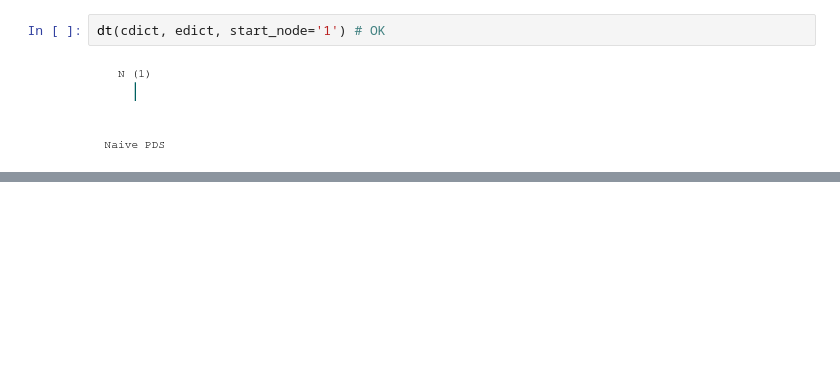
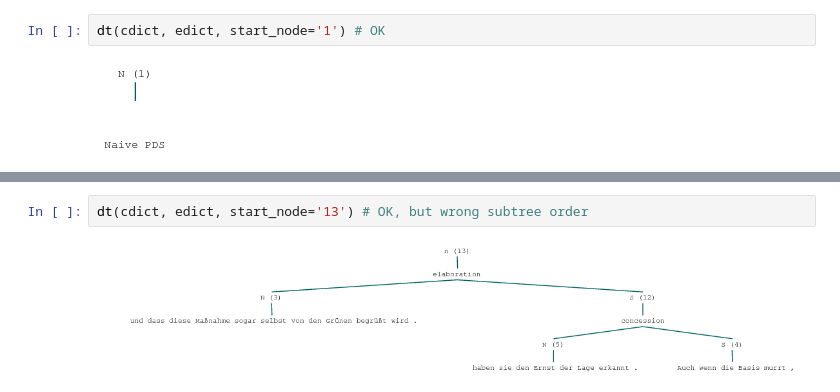
Before and after one commit to arne-cl/alt-mulig, a Jupyter notebook: discoursegraphs/rst2tree/rs3-trees-now-for-real.ipynb, the cells around one changed output, grey strips where cells are left out. Drawn from its saved outputs; the diff is of its cells as text; blank space fills up the shorter version.

```diff
--- a/discoursegraphs/rst2tree/rs3-trees-now-for-real.ipynb
+++ b/discoursegraphs/rst2tree/rs3-trees-now-for-real.ipynb
@@ -112 +160,5 @@ dt(cdict, edict, start_node='4') # OK
+# %%
+dt(cdict, edict, start_node='13') # OK, but wrong subtree order
+# %% [output]
+[figure, added]
 # %%
```
Also changed, not shown: parts of 23 cells of this notebook, 1 other file.
